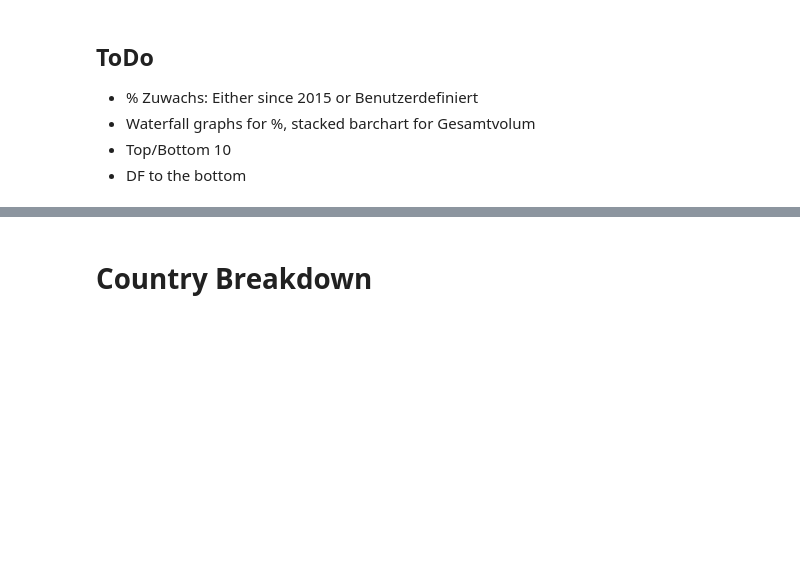
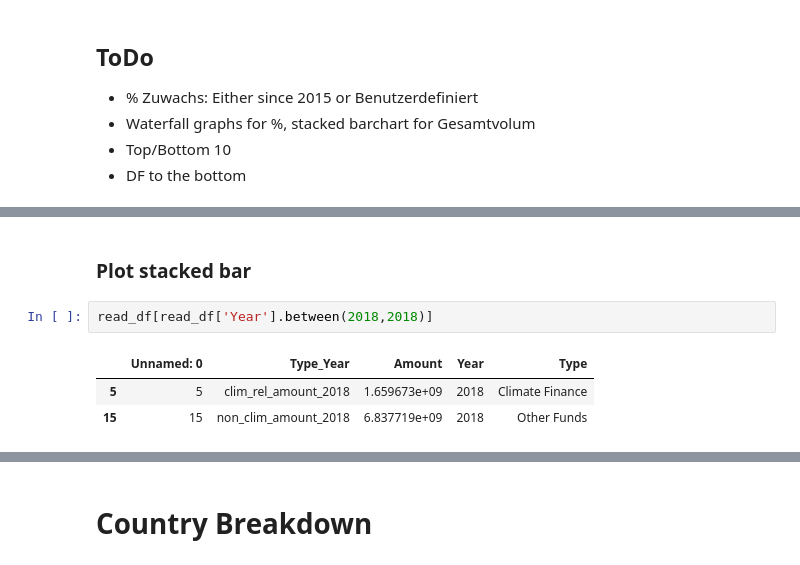
Before and after one commit to Samuel-Drewes/KlimaPortfolios, a Jupyter notebook: notebooks/first_play.ipynb, the cells around one changed output, grey strips where cells are left out. Cells and saved outputs as stored; diff of their text form; blank space fills up the shorter version.

```diff
--- a/notebooks/first_play.ipynb
+++ b/notebooks/first_play.ipynb
@@ -242,0 +146,8 @@ fig.show()
+# %% [markdown]
+### Plot stacked bar
+# %%
+read_df[read_df['Year'].between(2018,2018)]
+# %% [output]
+|  | Unnamed: 0 | Type_Year | Amount | Year | Type |
+| 5 | 5 | clim_rel_amount_2018 | 1.659673e+09 | 2018 | Climate Finance |
+| 15 | 15 | non_clim_amount_2018 | 6.837719e+09 | 2018 | Other Funds |
```
Also changed, not shown: parts of 48 cells of this notebook, 1 other file.
